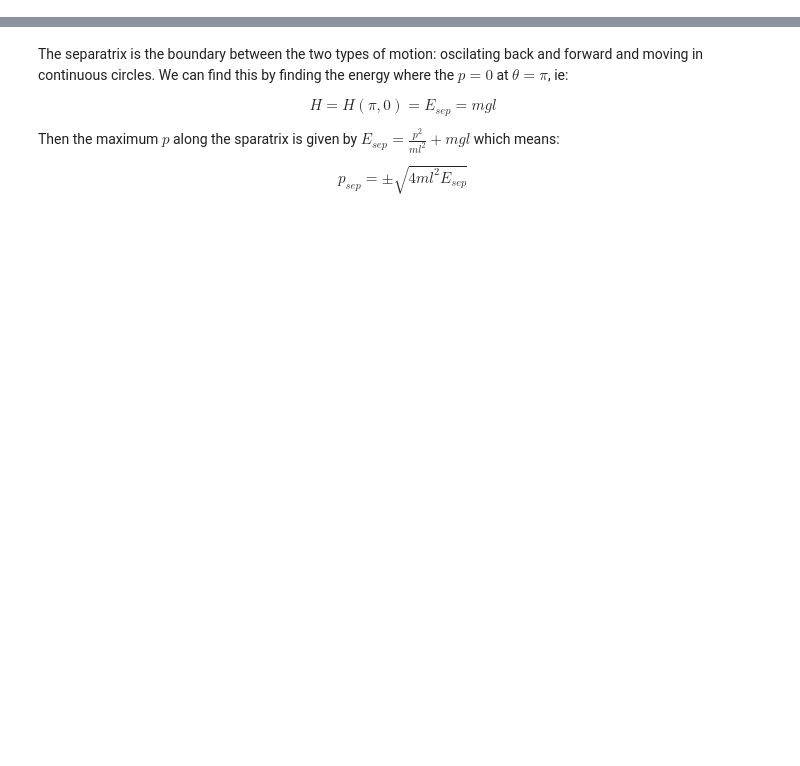
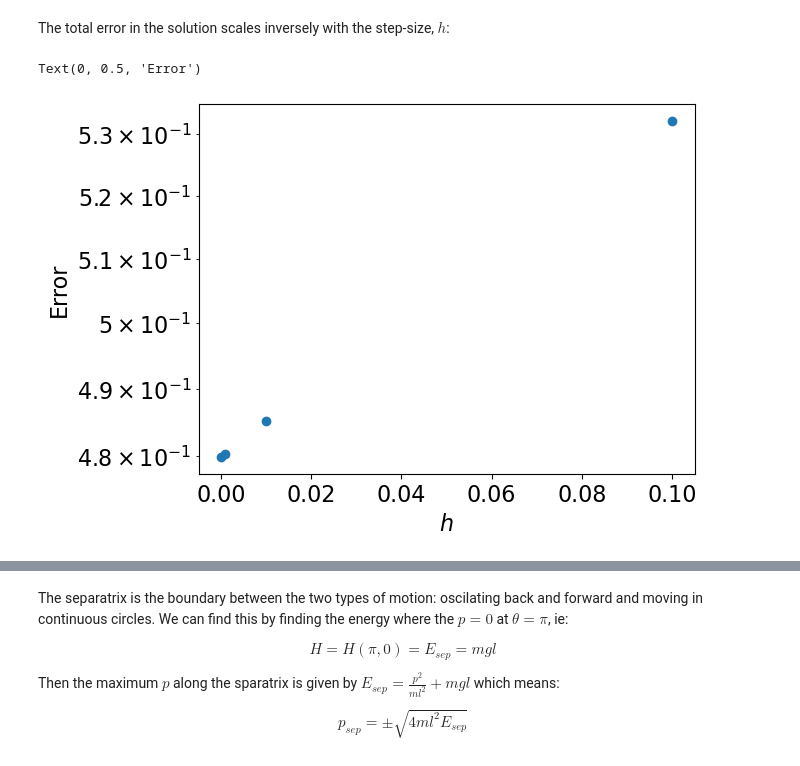
Before and after one commit to CITA/CTA200H, a Jupyter notebook: lecture_4_numerical_python/4_initial_value_problems.ipynb, the cells around one changed output, grey strips where cells are left out. Cells and saved outputs as stored; diff of their text form; code cells hidden in the pictures; blank space fills up the shorter version.

```diff
--- a/lecture_4_numerical_python/4_initial_value_problems.ipynb
+++ b/lecture_4_numerical_python/4_initial_value_problems.ipynb
@@ -84,13 +0,0 @@ def euler_integrate(N):
-# %%
-t_arr, y, _ = euler_integrate(20)
-
-plt.figure(dpi=100)
-plt.plot(t_arr, y, label='Euler')
-
-t = np.linspace(0, 1, 100)
-y = np.exp(-5 * t)
-plt.plot(t, y, label='Analytic')
-plt.legend()
-plt.xlabel("t")
-plt.ylabel("y")
-plt.show()
@@ -139,0 +93,18 @@ Re-write the ODE as a set of coupled first order ODEs by using a dummy variable,
+# %% [markdown]
+The total error in the solution scales inversely with the step-size, $h$:
+# %%
+# compute and plot cumulative errors:
+errs = []
+Nvals= [10,100,1000,10000]
+hvals= [1./N for N in Nvals]
+for h in hvals:
+    tt,yy = integrateIVP(fun=lambda y: F(y,a=5),t_span=(0,1.),y0=1,h=h)
+    errs.append(np.sum(abs(yy - np.exp(-5*tt))))
+
+plt.figure()
+plt.semilogy(hvals,errs,'o')
+plt.xlabel('$h$')
+plt.ylabel('Error')
+# %% [output]
+Text(0, 0.5, 'Error')
+[figure, added]
```
Also changed, not shown: parts of 22 cells of this notebook.
